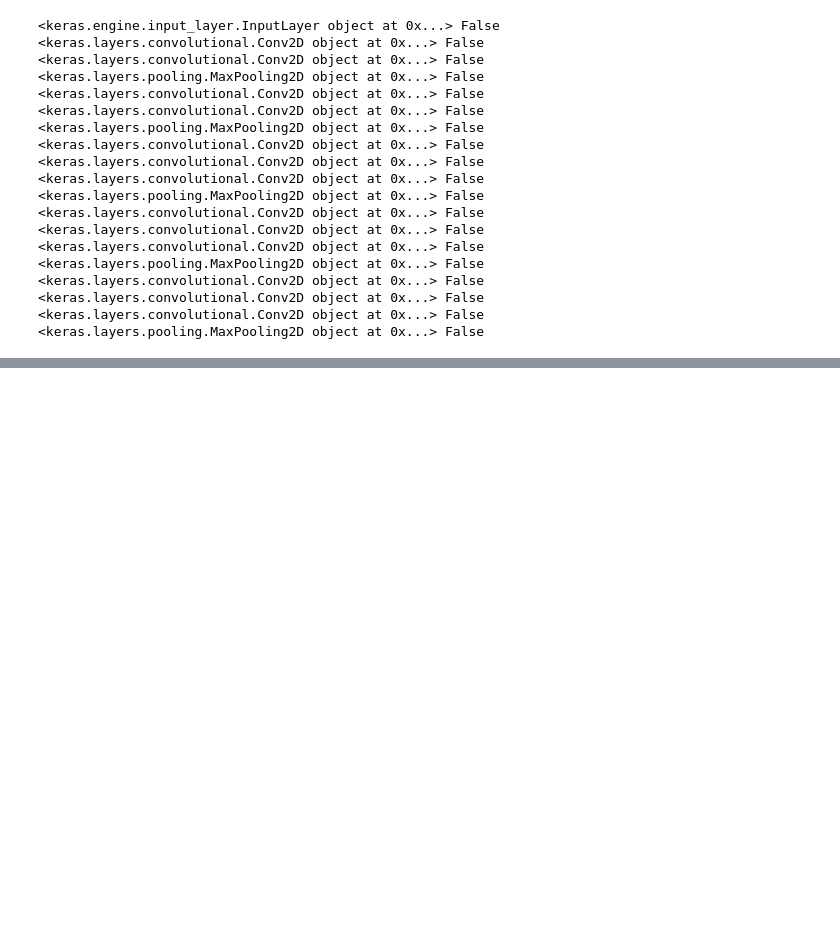
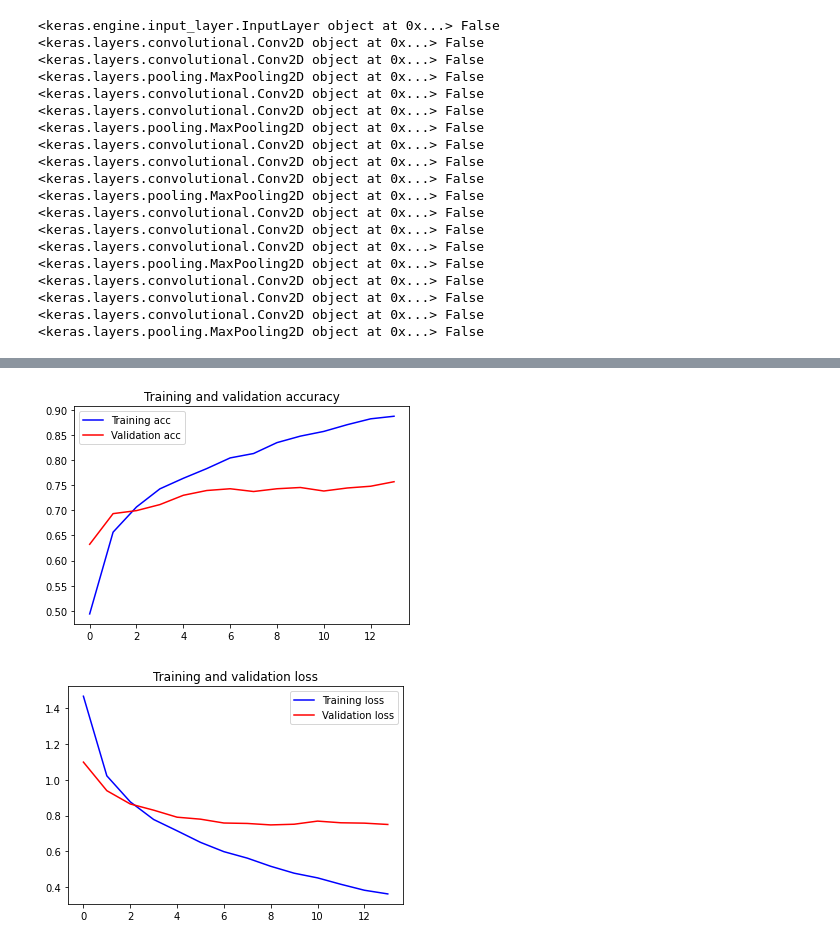
Before and after one commit to nkbenamara/Practical-DL-Codes, a Jupyter notebook: Transfer-Learning/code.ipynb, the cells around one changed output, grey strips where cells are left out. Cells and saved outputs as stored; diff of their text form; code cells hidden in the pictures; blank space fills up the shorter version.

Commit message:
training_code_update_with_callbacks

```diff
--- a/Transfer-Learning/code.ipynb
+++ b/Transfer-Learning/code.ipynb
@@ -145,0 +116,20 @@ print(label)
+# %%
+# Configure the model for training
+custom_model.compile(loss='categorical_crossentropy',
+              optimizer=optimizers.RMSprop(lr=1e-4),
+              metrics=['acc'])
+
+# Define callbacks
+lr_reducer = ReduceLROnPlateau(monitor='val_loss', factor=0.9, patience=3, verbose=1)
+early_stopper = EarlyStopping(monitor='val_loss', min_delta=0, patience=5, verbose=1, mode='auto')
+checkpoint = ModelCheckpoint(filepath='./saved_weights/best_animal_model.h5', monitor='val_loss', verbose=1, save_weights_only=True, save_best_only=True, mode='auto', period=1)
+# Train the model
+history = custom_model.fit_generator(
+      train_generator,
+      steps_per_epoch=
+         train_generator.samples/train_generator.batch_size,
+      epochs=100,
+      validation_data=validation_generator,
+      validation_steps=
+         validation_generator.samples/validation_generator.batch_size,
+      verbose=1, callbacks=[lr_reducer, early_stopper, checkpoint])
@@ -145,0 +154,31 @@ print(label)
+# %%
+# Utility function for plotting of the model results
+def visualize_results(history):
+    # Plot the accuracy and loss curves
+    acc = history.history['acc']
+    val_acc = history.history['val_acc']
+    loss = history.history['loss']
+    val_loss = history.history['val_loss']
+
+    epochs = range(len(acc))
+
+    plt.plot(epochs, acc, 'b', label='Training acc')
+    plt.plot(epochs, val_acc, 'r', label='Validation acc')
+    plt.title('Training and validation accuracy')
+    plt.legend()
+
+    plt.figure()
+
+    plt.plot(epochs, loss, 'b', label='Training loss')
+    plt.plot(epochs, val_loss, 'r', label='Validation loss')
+    plt.title('Training and validation loss')
+    plt.legend()
+
+    plt.show()
+
+
+# Run the function to illustrate accuracy and loss
+visualize_results(history)
+# %% [output]
+[figure, added]
+[figure, added]
```
Also changed, not shown: parts of 8 cells of this notebook, 6 other files.
